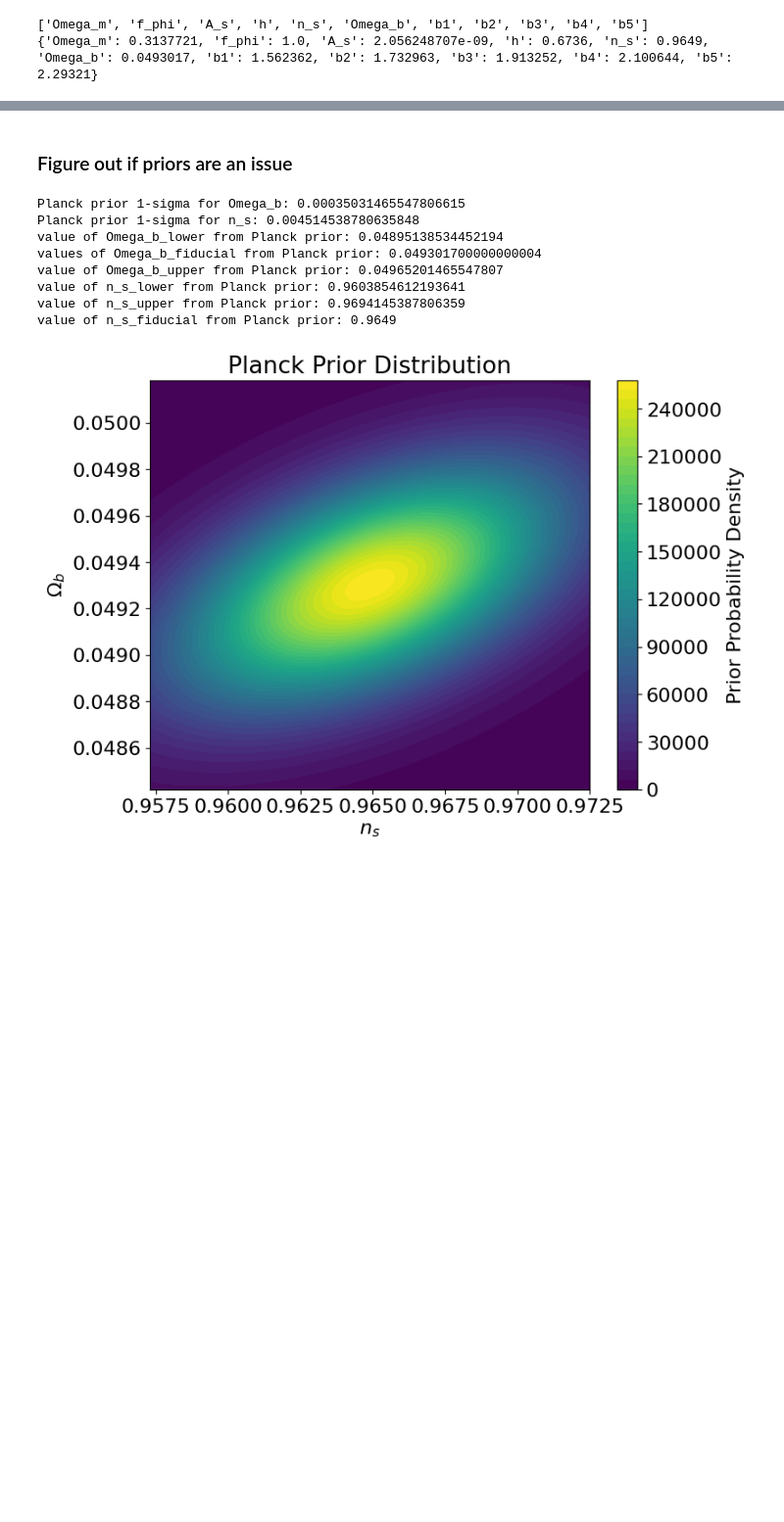
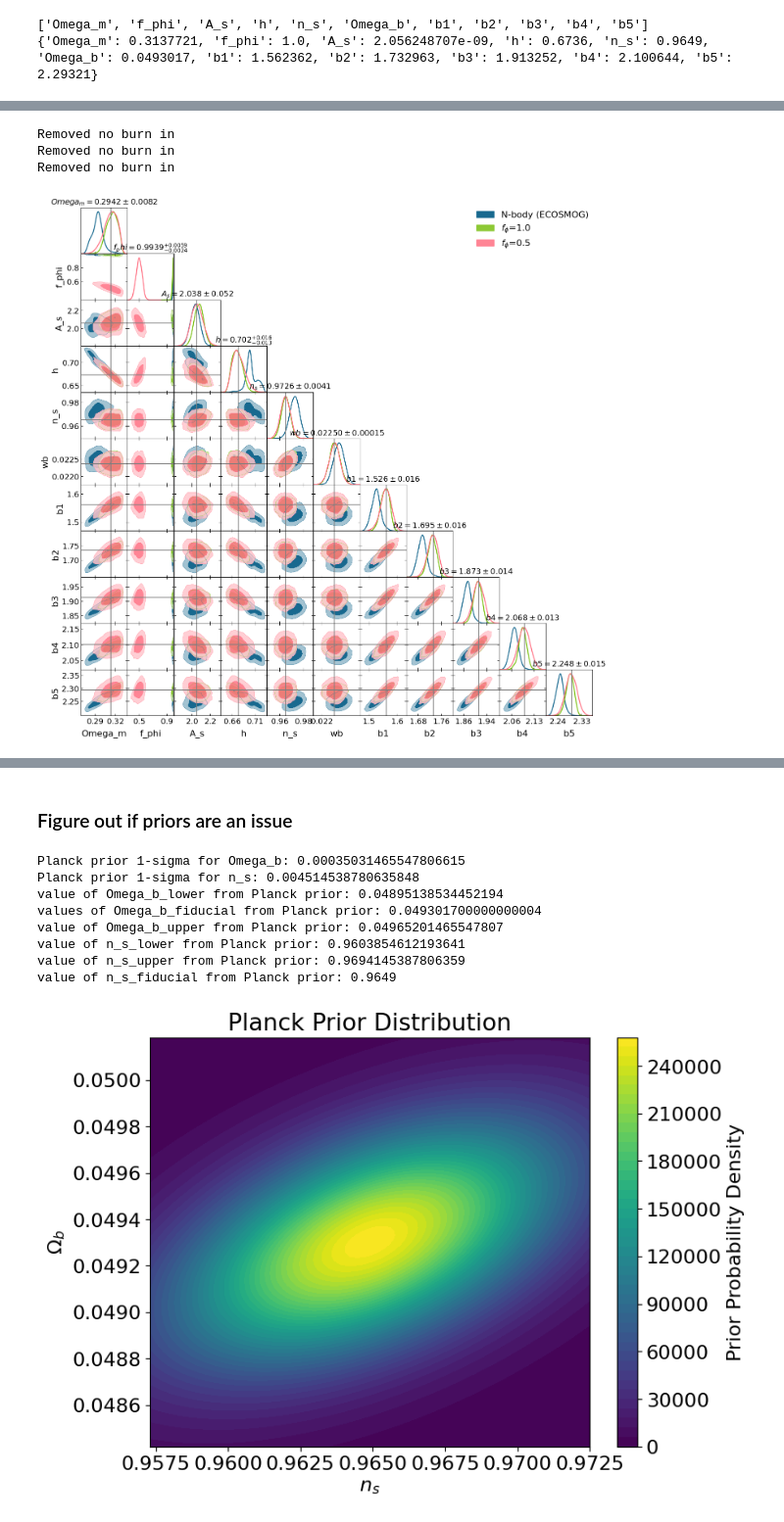
Before and after one commit to CarolaZano/CubicGalileon_Forecasts, a Jupyter notebook: Read_emcee_progress-Nbody.ipynb, the cells around one changed output, grey strips where cells are left out. Shown at 98% size. Saved outputs shown, nothing was run; the diff lists cells and outputs as text; code cells hidden in the pictures; blank space fills up the shorter version.

```diff
--- a/Read_emcee_progress-Nbody.ipynb
+++ b/Read_emcee_progress-Nbody.ipynb
@@ -177,0 +130,62 @@ Finished  | 16     | 1        | 4        | 29744    | N/A    | 10086 | +6.11
+# %%
+chain_name_list = ["chain_mcmc_cG_3x2pt_LSSTY1_validation_Nbody_ell1500_k0p2.txt",
+                   "chain_mcmc_cG_3x2pt_LSSTY1_emulator_cosmo_ecosmog_fphi1p0_ell1500_k0p2.txt",
+                   "chain_mcmc_cG_3x2pt_LSSTY1_emulator_cosmo_ecosmog_fphi0p5_ell1500_k0p2.txt"]
+
+samples = []
+
+chain_names = ["N-body (ECOSMOG)", "$f_\phi$=1.0", "$f_\phi$=0.5"]
+for chain_name in chain_name_list:
+    # load the chain, skipping the header lines that start with '#'
+    data = np.loadtxt(f"/home/c2042999/Desktop/Newcastle/cG_Forecasts/CubicGalileon_Forecasts/chains/{chain_name}", comments='#')
+    # change Omega_b to Omega_b*h^2
+    parameter_names_plots = parameter_names.copy()
+    data[:, parameter_names.index("Omega_b")] = data[:, parameter_names.index("Omega_b")]*data[:, parameter_names.index("h")]**2
+    parameter_names_plots[parameter_names.index("Omega_b")] = "wb"
+    parameter_values_plots = parameter_values.copy()
+    parameter_values_plots["wb"] = parameter_values["Omega_b"]*parameter_values["h"]**2
+    samples.append(
+        getdist.MCSamples(samples=data[:,:len(parameter_names)], names=parameter_names_plots, weights=np.exp(data[:, -2]),settings={'smooth_scale_2D':0.35, 'smooth_scale_1D':0.35})
+    )
+
+# overlay plot of priors from priorchain_tests.txt, with dashed black lines
+"""
+data_prior = np.loadtxt(f"/home/c2042999/Desktop/Newcastle/cG_Forecasts/CubicGalileon_Forecasts/priorchain_tests.txt", comments='#')
+data_prior[:, parameter_names.index("Omega_b")] = data_prior[:, parameter_names.index("Omega_b")]*data_prior[:, parameter_names.index("h")]**2
+samples.append(
+    getdist.MCSamples(samples=data_prior[:,:len(parameter_names)], names=parameter_names_plots, weights=np.exp(data_prior[:, -2]),settings={'smooth_scale_2D':0.35, 'smooth_scale_1D':0.35})
+)
+"""
+colors = [ '#18698F', '#7AC011', '#FF7083', '#99D4E5']
+g = getdist.plots.getSubplotPlotter(subplot_size=1.5)
+
+plt.rcParams.update({'font.size':16})
+g.settings.legend_fontsize=20
+g.settings.axes_fontsize=18
+g.settings.axes_labelsize=20
+g.settings.linewidth=4
+g.settings.figure_legend_frame = False
+
+g.triangle_plot(samples,
+    parameter_names_plots,
+    legend_labels=chain_names,
+    title_limit=1,  # first title limit (for 1D plots) is 68% by default
+    legend_loc = 'upper right',
+    contour_args = [{'filled':True, 'color': colors[0]}, {'filled':True, 'color': colors[1], 'ls': '-'},
+    {'filled':True, 'color': colors[2], 'ls': '-'},{'filled':True, 'color': colors[3], 'ls': '--'},{'filled':False, 'color': "k", 'ls': '--'}],
+    line_args=[ {'color': colors[0], 'ls': '-'}, {'color': colors[1], 'ls': '-'},
+    {'color': colors[2], 'ls': '-'}, {'color': colors[3], 'ls': '-'}, {'color': "k", 'ls': '--'}],)
+
+# plot fiducial values as gray lines
+for i in range(len(parameter_names_plots)):
+    for j in range(i+1):
+        ax = g.subplots[i,j]
+        if i != j and parameter_names_plots[i] in parameter_values_plots and fiducials[i] != None:
+            ax.axhline(fiducials[i],lw=1.5,color='tab:gray')
+        if parameter_names_plots[j] in parameter_values_plots and fiducials[j] != None:
+            ax.axvline(fiducials[j],lw=1.5,color='tab:gray')
+# %% [output]
+Removed no burn in
+Removed no burn in
+Removed no burn in
+[figure, added]
```
Also changed, not shown: parts of 5 cells of this notebook, 1 other file.
